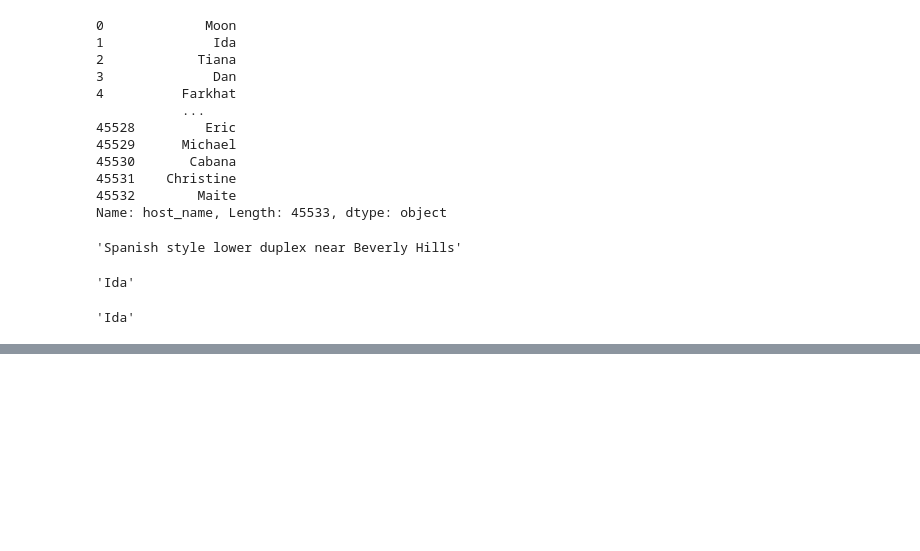
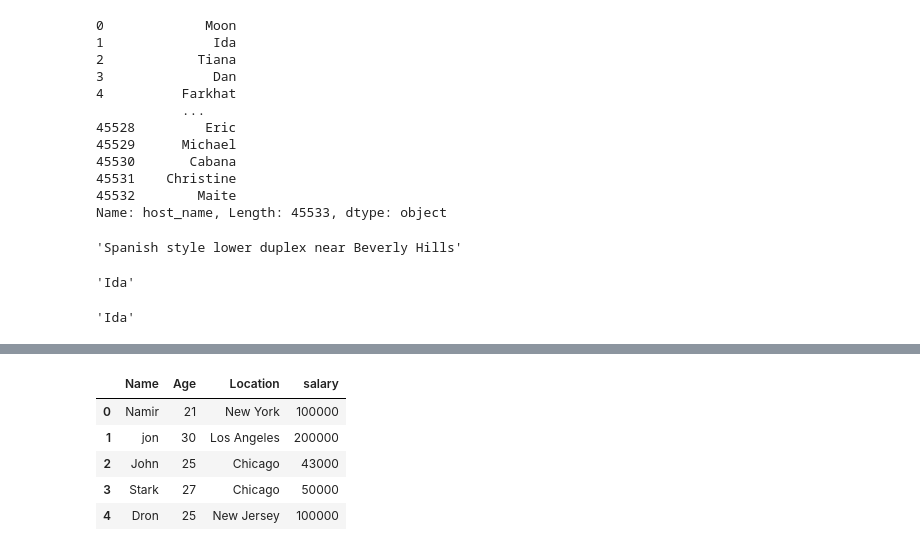
Before and after one commit to Namir50/Data-Science-Machine-learning-tutorial, a Jupyter notebook: Pandas/1.ipynb, the cells around one changed output, grey strips where cells are left out. Saved outputs shown, nothing was run; the diff lists cells and outputs as text; code cells hidden in the pictures; blank space fills up the shorter version.

```diff
--- a/Pandas/1.ipynb
+++ b/Pandas/1.ipynb
@@ -237,0 +249,10 @@ la_data.loc[1][3]
+# %%
+data2['salary'] = [100000,200000,43000,50000,100000]
+data2
+# %% [output]
+|  | Name | Age | Location | salary |
+| 0 | Namir | 21 | New York | 100000 |
+| 1 | jon | 30 | Los Angeles | 200000 |
+| 2 | John | 25 | Chicago | 43000 |
+| 3 | Stark | 27 | Chicago | 50000 |
+| 4 | Dron | 25 | New Jersey | 100000 |
```
Also changed, not shown: parts of 3 cells of this notebook.
